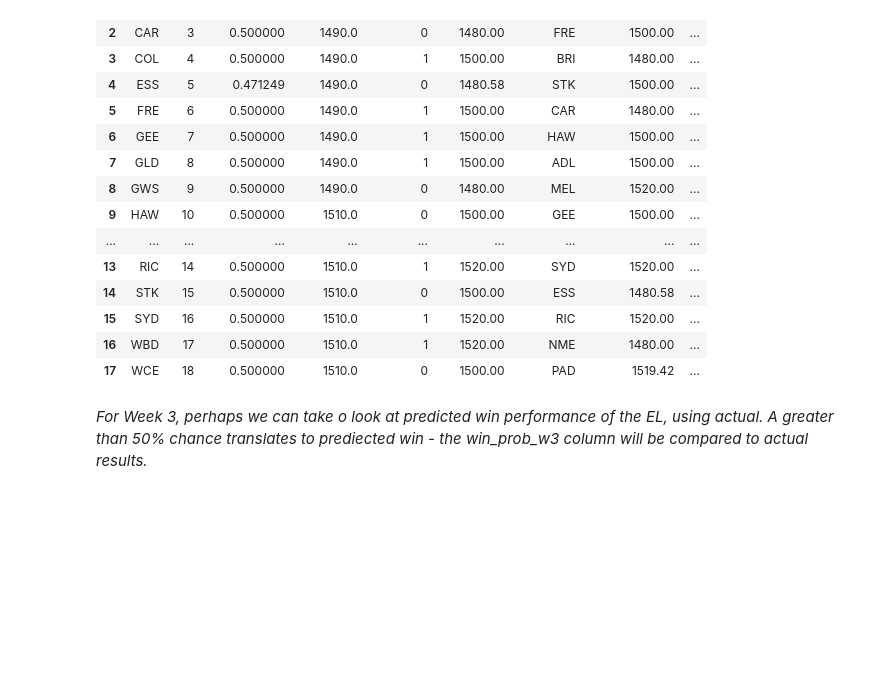
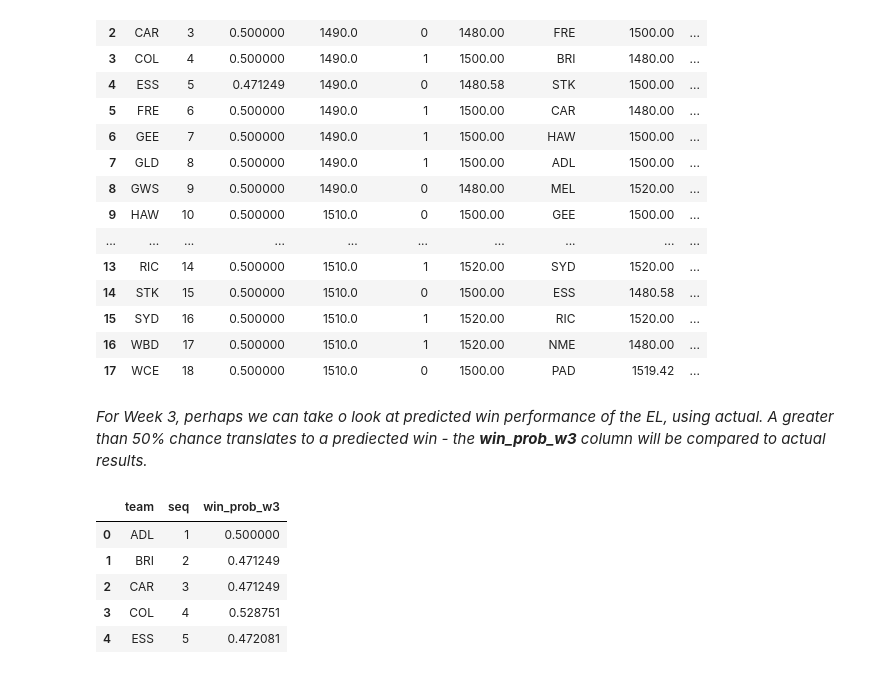
Before and after one commit to stevegabriel1/afl_elo_ratings, a Jupyter notebook: basic_version.ipynb, the cells around one changed output. Saved outputs shown, nothing was run; the diff lists cells and outputs as text; code cells hidden in the pictures; blank space fills up the shorter version.

```diff
--- a/basic_version.ipynb
+++ b/basic_version.ipynb
@@ -413,4 +413,14 @@ w3_joined
 | 16 | WBD | 17 | 0.500000 | 1510.0 | 1 | 1520.00 | NME | 1480.00 | ... |
 | 17 | WCE | 18 | 0.500000 | 1510.0 | 0 | 1500.00 | PAD | 1519.42 | ... |
 # %% [markdown]
-*For Week 3, perhaps we can take o look at predicted win performance of the EL, using actual. A greater than 50% chance translates to prediected win - the win_prob_w3 column will be compared to actual results.*
+*For Week 3, perhaps we can take o look at predicted win performance of the EL, using actual. A greater than 50% chance translates to a prediected win - the **win_prob_w3** column will be compared to actual results.*
+# %%
+quick_results_check = w3_joined[['team','seq','win_prob_w3']]
+quick_results_check.head()
+# %% [output]
+|  | team | seq | win_prob_w3 |
+| 0 | ADL | 1 | 0.500000 |
+| 1 | BRI | 2 | 0.471249 |
+| 2 | CAR | 3 | 0.471249 |
+| 3 | COL | 4 | 0.528751 |
+| 4 | ESS | 5 | 0.472081 |
```
Also changed, not shown: parts of 11 cells of this notebook.
